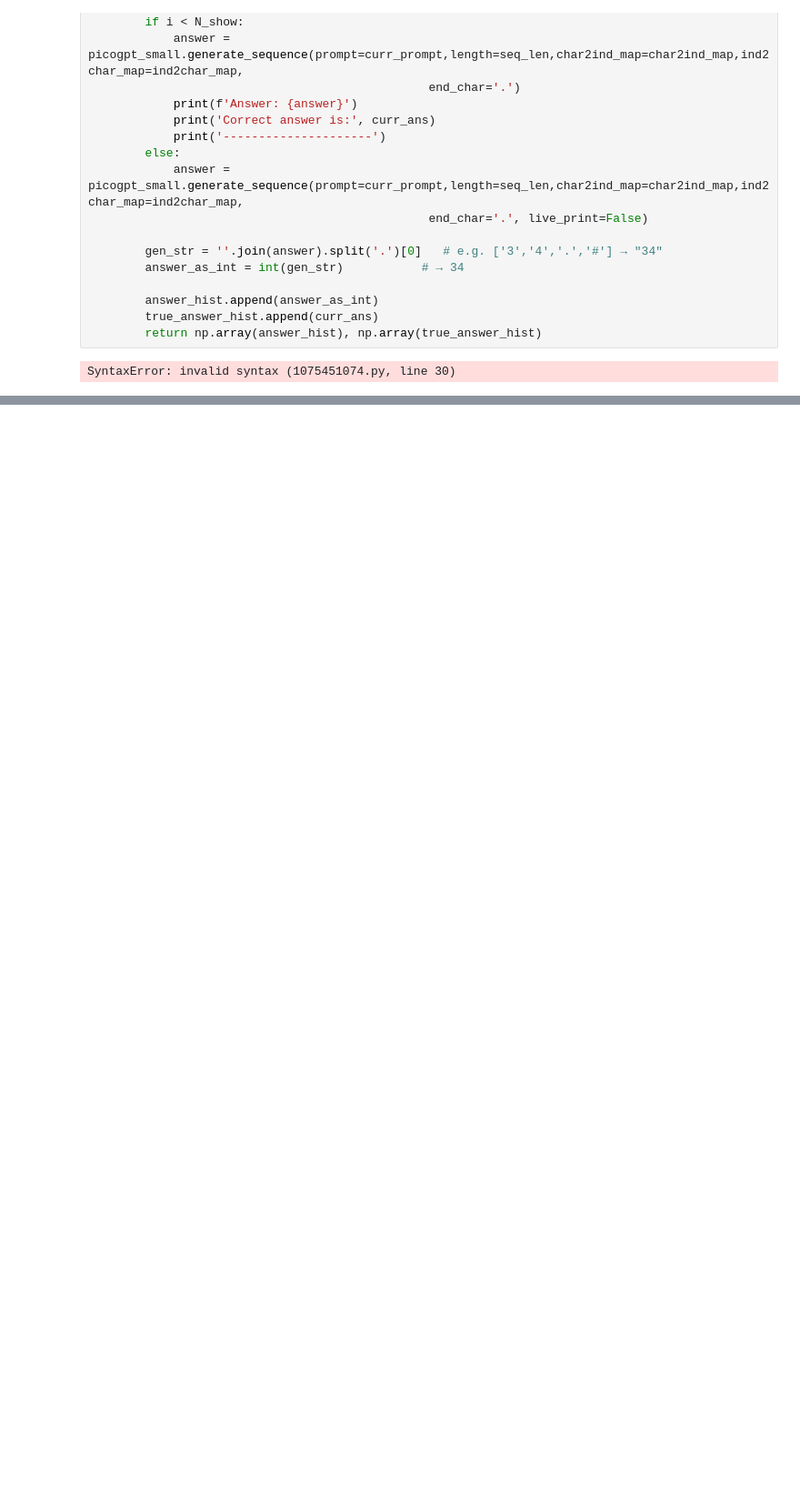
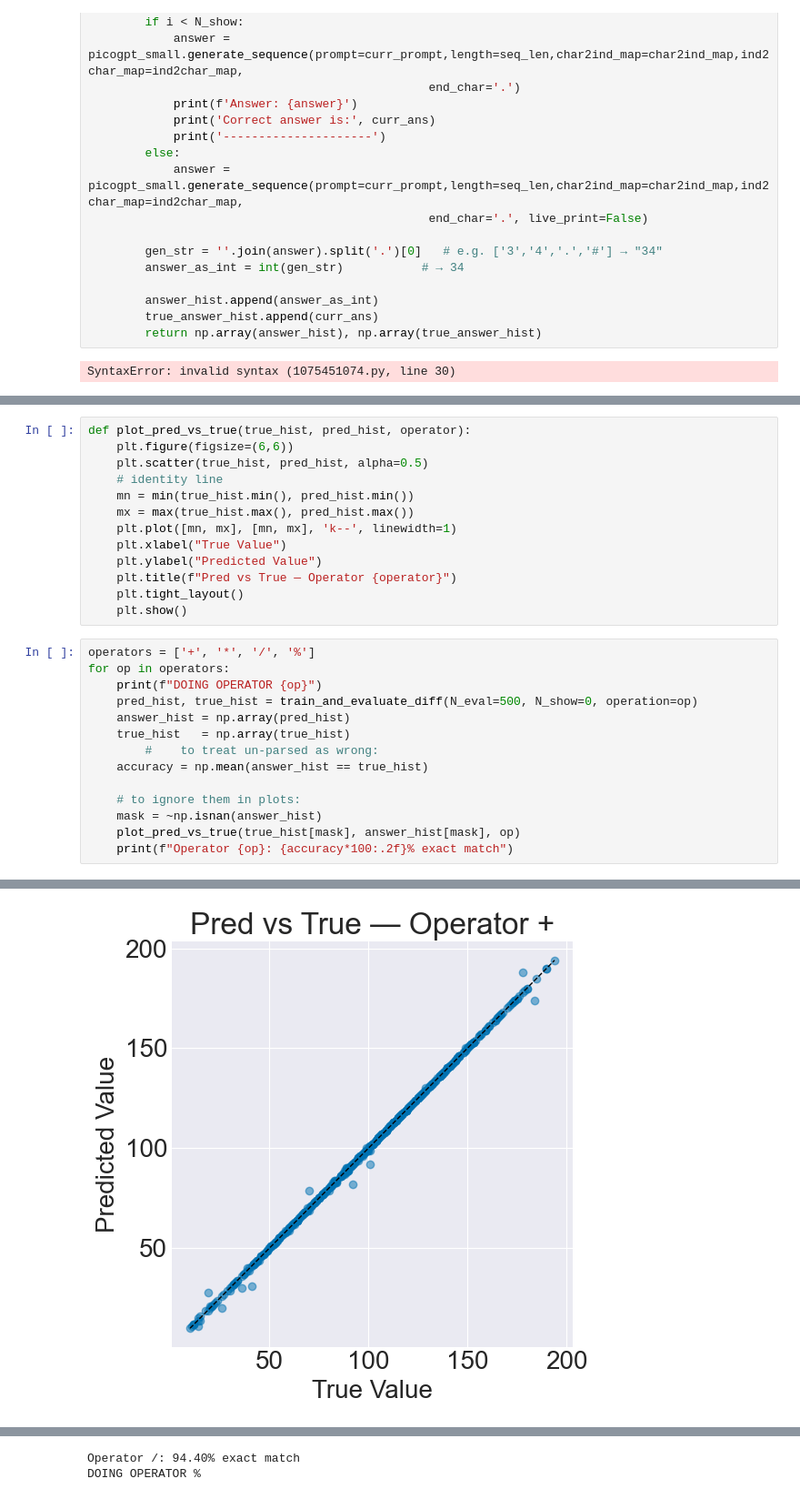
Before and after one commit to derekhessinger/CS444-project4, a Jupyter notebook: extension_1.ipynb, the cells around one changed output, grey strips where cells are left out. Shown at 91% size. Drawn from its saved outputs; the diff is of its cells as text; blank space fills up the shorter version.

```diff
--- a/extension_1.ipynb
+++ b/extension_1.ipynb
@@ -307,0 +322,28 @@ Embedding layer output(Embedding_Layer_0) shape: [1, 9, 64]
+# %%
+def plot_pred_vs_true(true_hist, pred_hist, operator):
+    plt.figure(figsize=(6,6))
+    plt.scatter(true_hist, pred_hist, alpha=0.5)
+    # identity line
+    mn = min(true_hist.min(), pred_hist.min())
+    mx = max(true_hist.max(), pred_hist.max())
+    plt.plot([mn, mx], [mn, mx], 'k--', linewidth=1)
+    plt.xlabel("True Value")
+    plt.ylabel("Predicted Value")
+    plt.title(f"Pred vs True — Operator {operator}")
+    plt.tight_layout()
+    plt.show()
+# %%
+operators = ['+', '*', '/', '%']
+for op in operators:
+    print(f"DOING OPERATOR {op}")
+    pred_hist, true_hist = train_and_evaluate_diff(N_eval=500, N_show=0, operation=op)
+    answer_hist = np.array(pred_hist)
+    true_hist   = np.array(true_hist)
+        #    to treat un-parsed as wrong:
+    accuracy = np.mean(answer_hist == true_hist)
+
+    # to ignore them in plots:
+    mask = ~np.isnan(answer_hist)
+    plot_pred_vs_true(true_hist[mask], answer_hist[mask], op)
+    print(f"Operator {op}: {accuracy*100:.2f}% exact match")
+# %% [output]
@@ -307,0 +367 @@ Embedding layer output(Embedding_Layer_0) shape: [1, 9, 64]
+[figure, added]
@@ -307,0 +404,2 @@ Embedding layer output(Embedding_Layer_0) shape: [1, 9, 64]
+Operator /: 94.40% exact match
+DOING OPERATOR %
```
Also changed, not shown: parts of 12 cells of this notebook, 2 other files.
